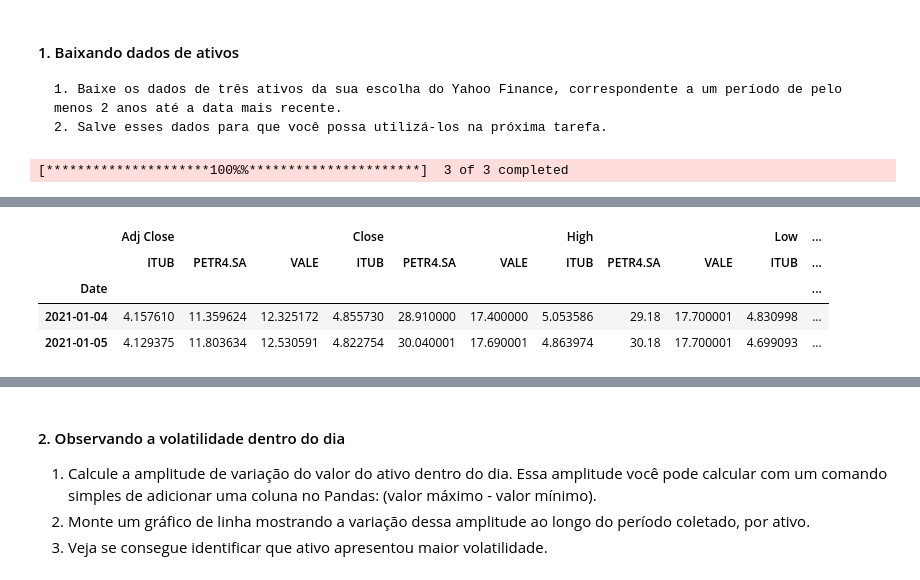
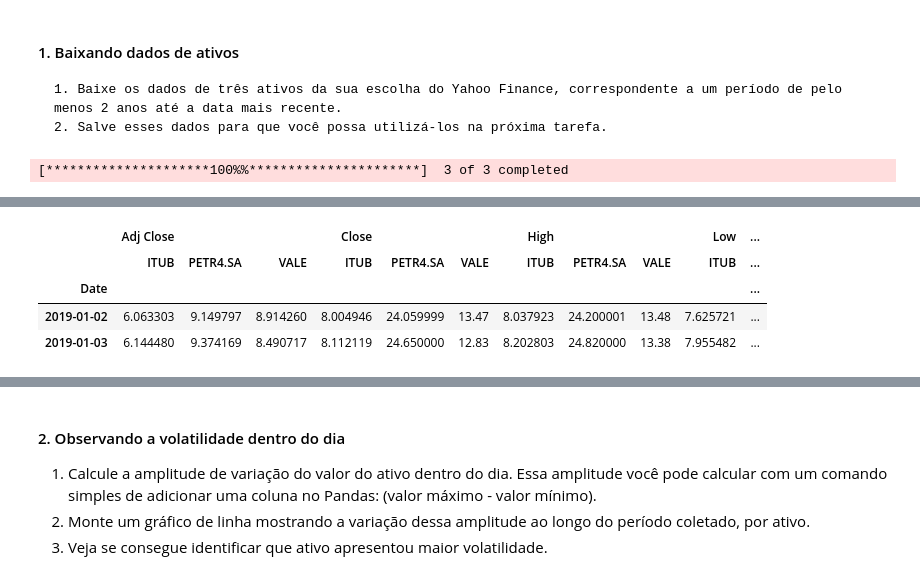
Before and after one commit to lucasgomescordeiro/ebac_repo, a Jupyter notebook: modulo 22/mod22_tarefa01.ipynb, the cells around one changed output, grey strips where cells are left out. Saved outputs shown, nothing was run; the diff lists cells and outputs as text; code cells hidden in the pictures.

```diff
--- a/modulo 22/mod22_tarefa01.ipynb
+++ b/modulo 22/mod22_tarefa01.ipynb
@@ -24,7 +24,7 @@ import numpy as np
 # %%
 %%time
 ativos = ['ITUB', 'PETR4.SA', 'VALE']
-dt_ini = '2021-01-01'
+dt_ini = '2019-01-01'
 dados = yf.download(ativos, start=dt_ini)
 dados.head(2)
 # %% [output]
@@ -34,5 +34,5 @@ Wall time: 1.25 s
 |  | Adj Close |  |  | Close |  |  | High |  |  | Low | ... |
 |  | ITUB | PETR4.SA | VALE | ITUB | PETR4.SA | VALE | ITUB | PETR4.SA | VALE | ITUB | ... |
 | Date |  |  |  |  |  |  |  |  |  |  | ... |
-| 2021-01-04 | 4.157610 | 11.359624 | 12.325172 | 4.855730 | 28.910000 | 17.400000 | 5.053586 | 29.18 | 17.700001 | 4.830998 | ... |
-| 2021-01-05 | 4.129375 | 11.803634 | 12.530591 | 4.822754 | 30.040001 | 17.690001 | 4.863974 | 30.18 | 17.700001 | 4.699093 | ... |
+| 2019-01-02 | 6.063303 | 9.149797 | 8.914260 | 8.004946 | 24.059999 | 13.47 | 8.037923 | 24.200001 | 13.48 | 7.625721 | ... |
+| 2019-01-03 | 6.144480 | 9.374169 | 8.490717 | 8.112119 | 24.650000 | 12.83 | 8.202803 | 24.820000 | 13.38 | 7.955482 | ... |
```
Also changed, not shown: parts of 7 cells of this notebook, 5 other files.
